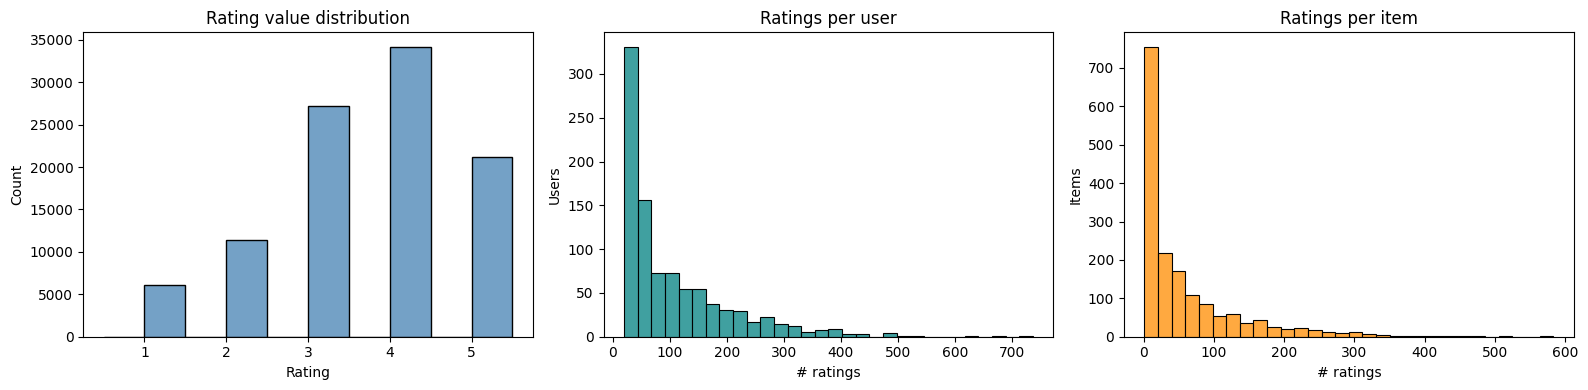
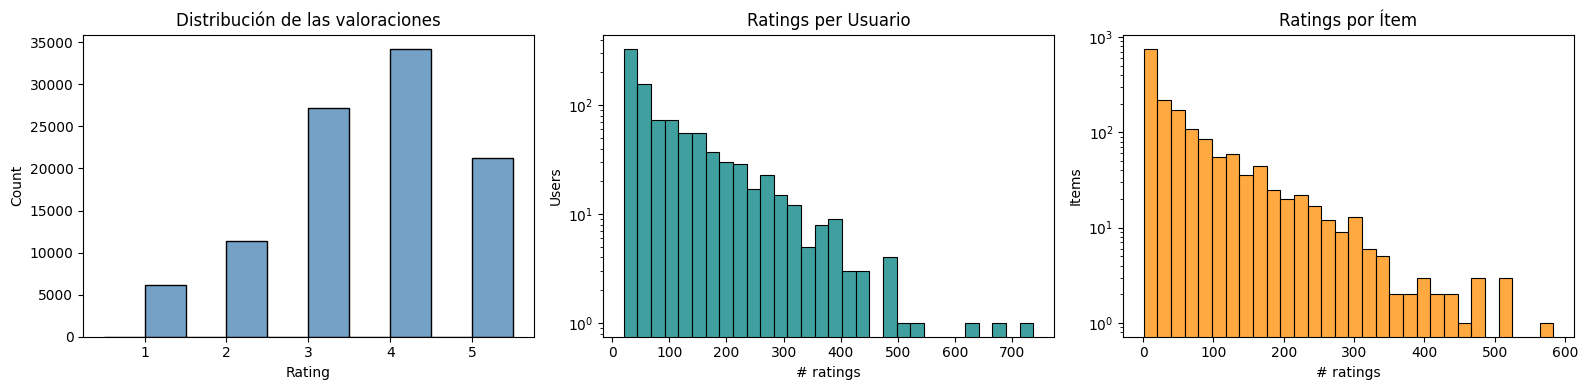
Unified diff of the notebook cell whose output changed from the first chart to the second:
--- before
+++ after
@@ -10,5 +10,5 @@
 # Rating values distribution
 sns.histplot(ratings_matrix.stack(), bins=np.arange(0.5, 5.6, 0.5), ax=axes[0], color="steelblue")
-axes[0].set_title("Rating value distribution")
+axes[0].set_title("Distribución de las valoraciones")
 axes[0].set_xlabel("Rating")
 axes[0].set_ylabel("Count")
@@ -17,14 +17,16 @@
 user_counts = mask.sum(axis=1)
 sns.histplot(user_counts, bins=30, ax=axes[1], color="teal")
-axes[1].set_title("Ratings per user")
+axes[1].set_title("Ratings per Usuario")
 axes[1].set_xlabel("# ratings")
 axes[1].set_ylabel("Users")
+axes[1].set_yscale("log")
 
 # Ratings per item
 item_counts = mask.sum(axis=0)
 sns.histplot(item_counts, bins=30, ax=axes[2], color="darkorange")
-axes[2].set_title("Ratings per item")
+axes[2].set_title("Ratings por Ítem")
 axes[2].set_xlabel("# ratings")
 axes[2].set_ylabel("Items")
+axes[2].set_yscale("log")
 
 plt.tight_layout()

Commit: Refactor code structure for improved readability and maintainability